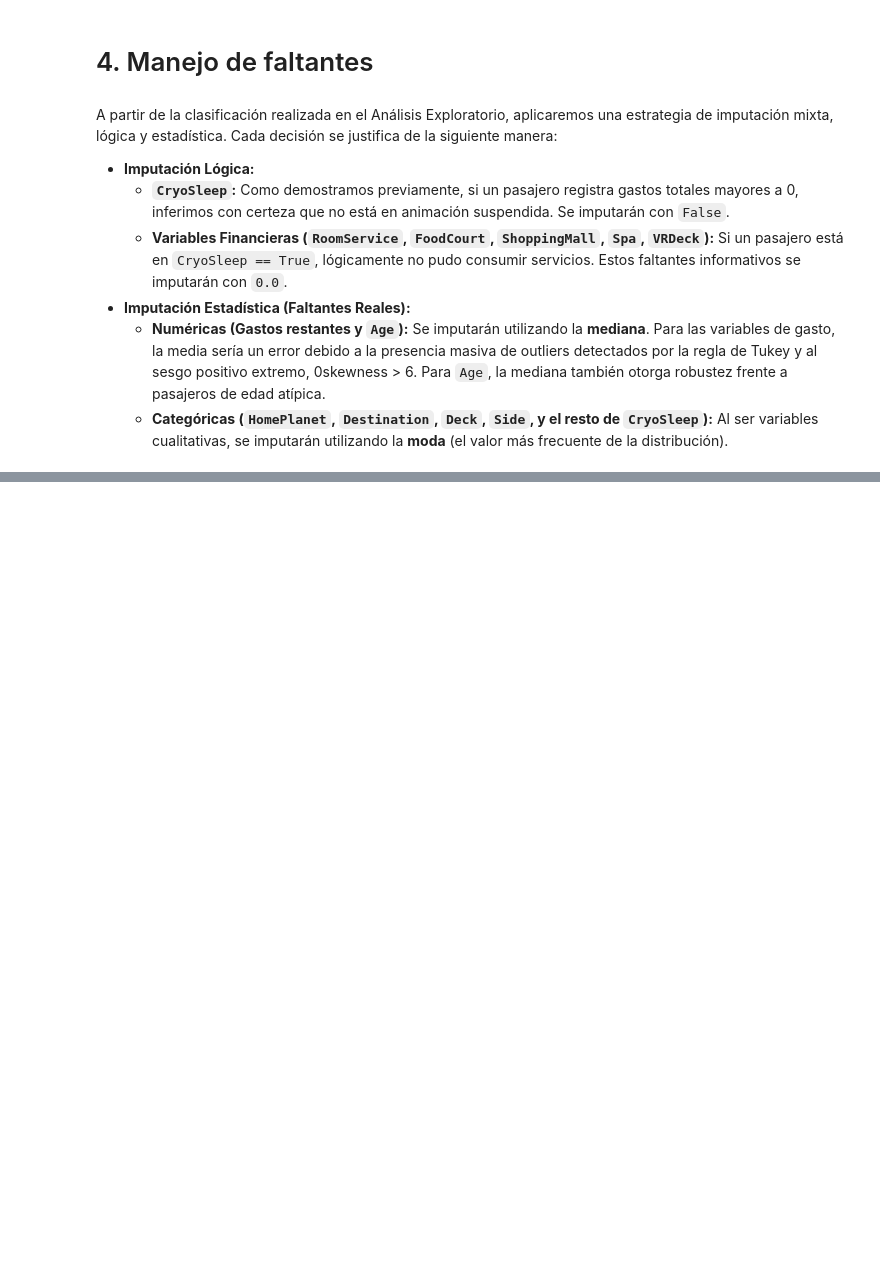
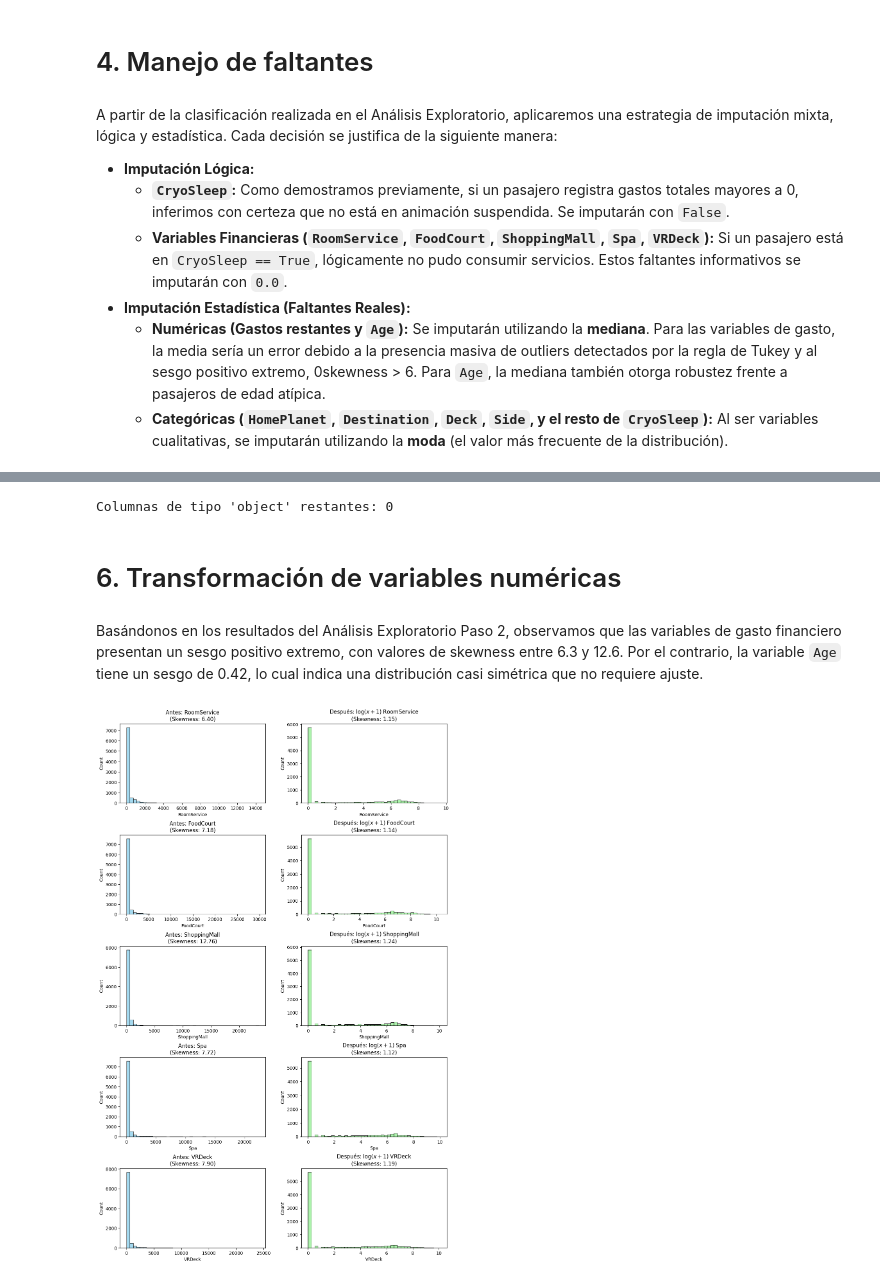
Before and after one commit to A01801224/TC3009C-RI, a Jupyter notebook: Reto_Primer_Avance_Spaceship_Titanic.ipynb, the cells around one changed output, grey strips where cells are left out. Cells and saved outputs as stored; diff of their text form; code cells hidden in the pictures; blank space fills up the shorter version.

```diff
--- a/Reto_Primer_Avance_Spaceship_Titanic.ipynb
+++ b/Reto_Primer_Avance_Spaceship_Titanic.ipynb
@@ -508,0 +566,16 @@ spend_cals = [
+# %%
+df_encoded = df_clean.copy()
+if 'group' in df_encoded.columns:
+    df_encoded = df_encoded.drop(columns=['group'])
+
+# Binaria Directa
+df_encoded['CryoSleep'] = df_encoded['CryoSleep'].astype(int)
+df_encoded['Transported'] = df_encoded['Transported'].astype(int)
+df_encoded['Side'] = df_encoded['Side'].map({'P': 0, 'S': 1})
+
+# One-Hot Encoding para Nominales
+cols_to_ohe = ['HomePlanet', 'Destination', 'Deck']
+df_encoded = pd.get_dummies(df_encoded, columns=cols_to_ohe, drop_first=True, dtype=int)
+
+print("Tipos de datos después de la codificación:")
+print(df_encoded.dtypes)
@@ -508,0 +600,34 @@ spend_cals = [
+# %%
+objetos_restantes = df_encoded.select_dtypes(include=['object']).columns.tolist()
+print(f"Columnas de tipo 'object' restantes: {len(objetos_restantes)}")
+if len(objetos_restantes) > 0:
+    print(objetos_restantes)
+# %% [output]
+Columnas de tipo 'object' restantes: 0
+# %% [markdown]
+# 6. Transformación de variables numéricas
+# %% [markdown]
+Basándonos en los resultados del Análisis Exploratorio Paso 2, observamos que las variables de gasto financiero presentan un sesgo positivo extremo, con valores de skewness entre 6.3 y 12.6. Por el contrario, la variable `Age` tiene un sesgo de 0.42, lo cual indica una distribución casi simétrica que no requiere ajuste.
+# %%
+df_trans = df_encoded.copy()
+
+spend_cols = ["RoomService", "FoodCourt", "ShoppingMall", "Spa", "VRDeck"]
+
+fig, axes = plt.subplots(nrows=5, ncols=2, figsize=(12, 18))
+fig.tight_layout(pad=5.0)
+
+for i, col in enumerate(spend_cols):
+    # gráfico Antes de la transformación
+    sns.histplot(df_clean[col], bins=40, ax=axes[i, 0], color='skyblue')
+    axes[i, 0].set_title(f"Antes: {col}\n(Skewness: {df_clean[col].skew():.2f})")
+
+    # aplicamos la transformación log(x+1)
+    df_trans[col] = np.log1p(df_trans[col])
+
+    # gráfico Después de la transformación
+    sns.histplot(df_trans[col], bins=40, ax=axes[i, 1], color='lightgreen')
+    axes[i, 1].set_title(f"Después: $\log(x+1)$ {col}\n(Skewness: {df_trans[col].skew():.2f})")
+
+plt.show()
+# %% [output]
+[figure, added]
```
Also changed, not shown: parts of 28 cells of this notebook.
